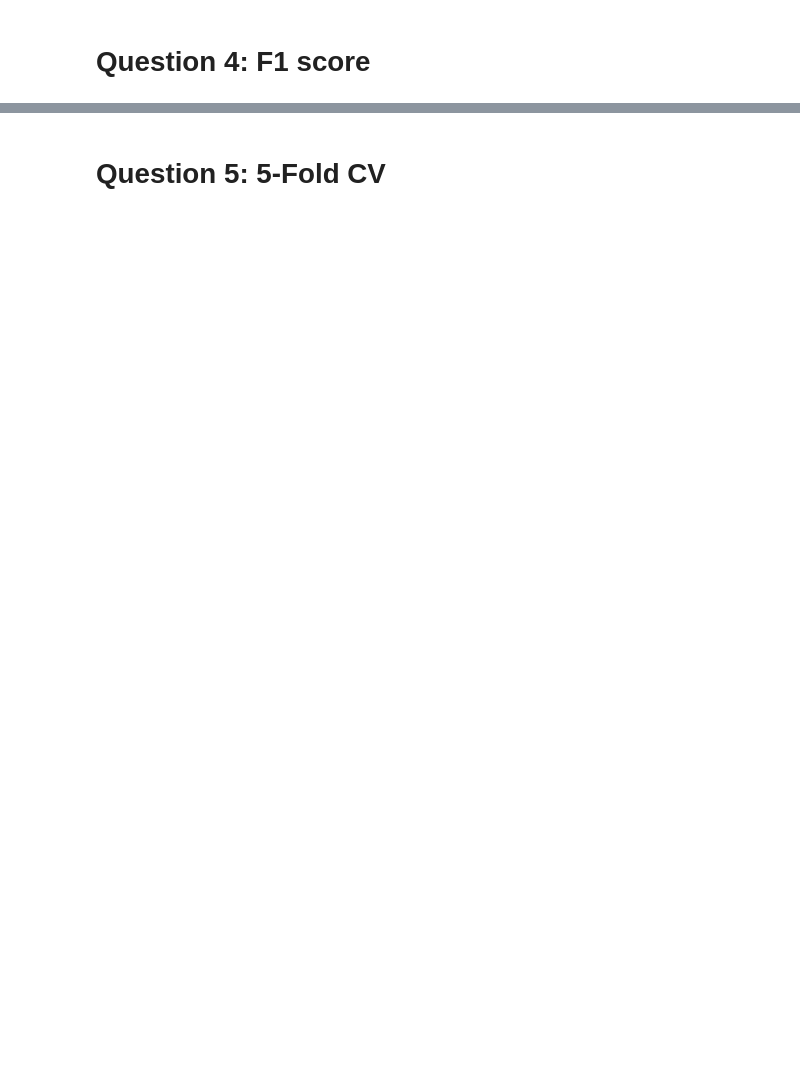
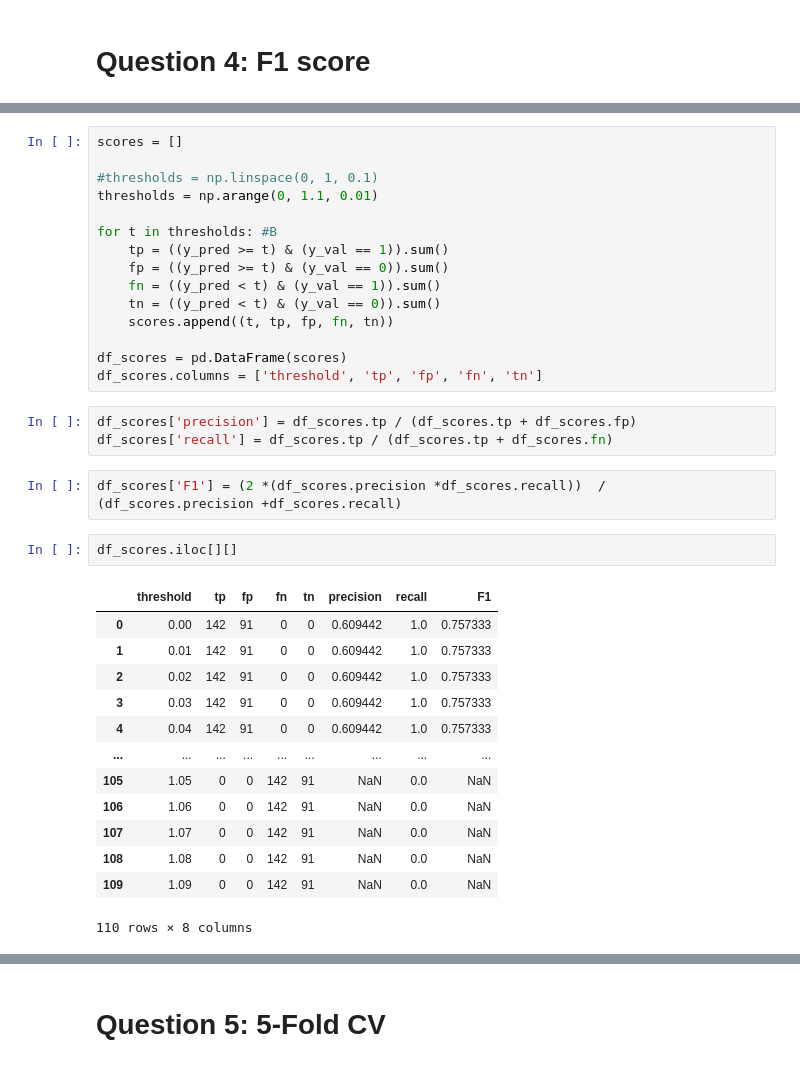
Before and after one commit to hanaahammad/HH_ML_ZOOMCAMP, a Jupyter notebook: 04_Metrics/04_HW.ipynb, the cells around one changed output, grey strips where cells are left out. Cells and saved outputs as stored; diff of their text form; blank space fills up the shorter version.

```diff
--- a/04_Metrics/04_HW.ipynb
+++ b/04_Metrics/04_HW.ipynb
@@ -365,0 +520,36 @@ plt.show()
+# %%
+scores = []
+
+#thresholds = np.linspace(0, 1, 0.1)
+thresholds = np.arange(0, 1.1, 0.01)
+
+for t in thresholds: #B
+    tp = ((y_pred >= t) & (y_val == 1)).sum()
+    fp = ((y_pred >= t) & (y_val == 0)).sum()
+    fn = ((y_pred < t) & (y_val == 1)).sum()
+    tn = ((y_pred < t) & (y_val == 0)).sum()
+    scores.append((t, tp, fp, fn, tn))
+
+df_scores = pd.DataFrame(scores)
+df_scores.columns = ['threshold', 'tp', 'fp', 'fn', 'tn']
+# %%
+df_scores['precision'] = df_scores.tp / (df_scores.tp + df_scores.fp)
+df_scores['recall'] = df_scores.tp / (df_scores.tp + df_scores.fn)
+# %%
+df_scores['F1'] = (2 *(df_scores.precision *df_scores.recall))  / (df_scores.precision +df_scores.recall)
+# %%
+df_scores.iloc[][]
+# %% [output]
+|  | threshold | tp | fp | fn | tn | precision | recall | F1 |
+| 0 | 0.00 | 142 | 91 | 0 | 0 | 0.609442 | 1.0 | 0.757333 |
+| 1 | 0.01 | 142 | 91 | 0 | 0 | 0.609442 | 1.0 | 0.757333 |
+| 2 | 0.02 | 142 | 91 | 0 | 0 | 0.609442 | 1.0 | 0.757333 |
+| 3 | 0.03 | 142 | 91 | 0 | 0 | 0.609442 | 1.0 | 0.757333 |
+| 4 | 0.04 | 142 | 91 | 0 | 0 | 0.609442 | 1.0 | 0.757333 |
+| ... | ... | ... | ... | ... | ... | ... | ... | ... |
+| 105 | 1.05 | 0 | 0 | 142 | 91 | NaN | 0.0 | NaN |
+| 106 | 1.06 | 0 | 0 | 142 | 91 | NaN | 0.0 | NaN |
+| 107 | 1.07 | 0 | 0 | 142 | 91 | NaN | 0.0 | NaN |
+| 108 | 1.08 | 0 | 0 | 142 | 91 | NaN | 0.0 | NaN |
+| 109 | 1.09 | 0 | 0 | 142 | 91 | NaN | 0.0 | NaN |
+110 rows × 8 columns
```
Also changed, not shown: parts of 37 cells of this notebook.
